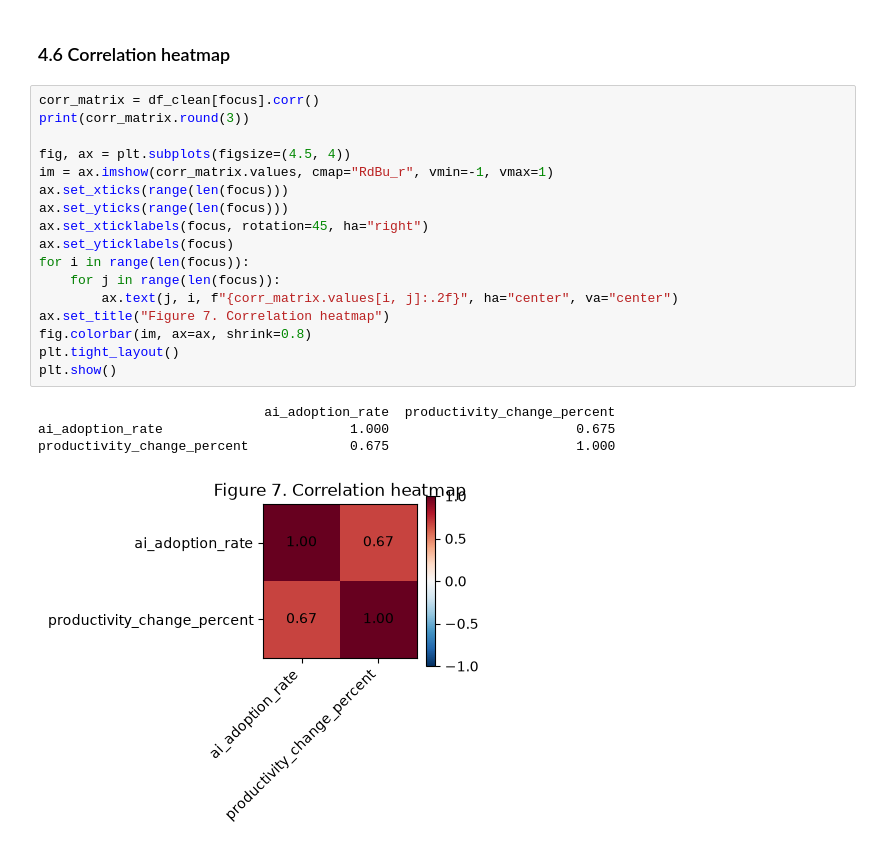
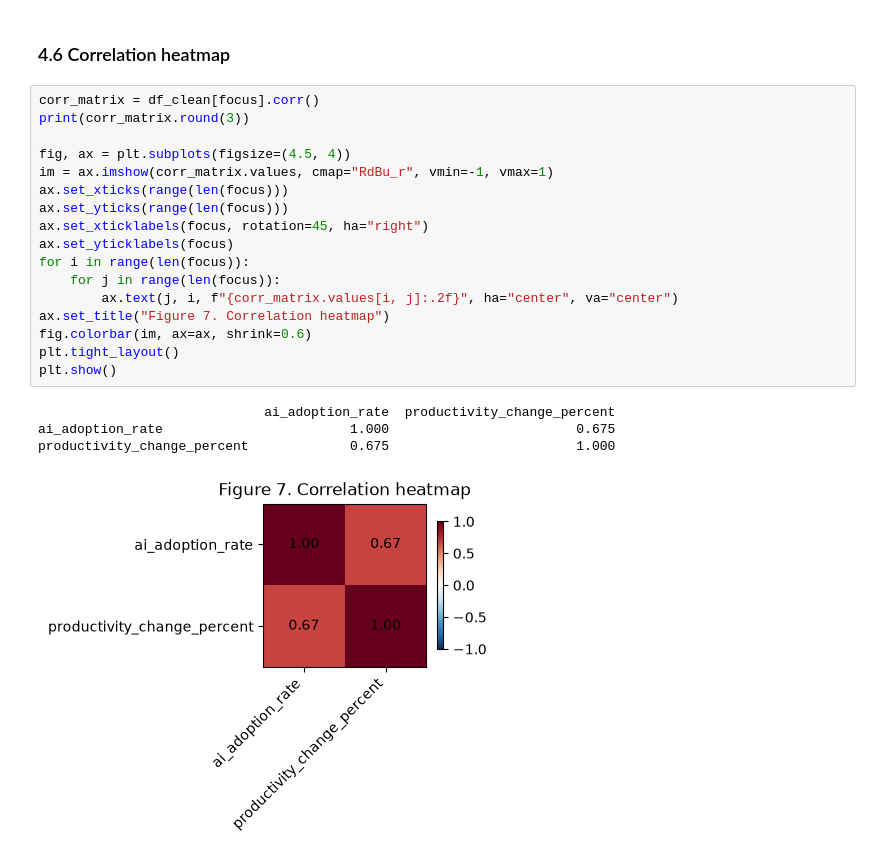
Before and after one commit to avathanshu/ENGE707_Sens-AI-tional_Project, a Jupyter notebook: ENGE707_Phase1_Adoption_Vs_Productivity.ipynb, the cells around one changed output. Saved outputs shown, nothing was run; the diff lists cells and outputs as text.

```diff
--- a/ENGE707_Phase1_Adoption_Vs_Productivity.ipynb
+++ b/ENGE707_Phase1_Adoption_Vs_Productivity.ipynb
@@ -352,22 +352,22 @@ Name: productivity_change_percent, dtype: float64
 # %%
 corr_matrix = df_clean[focus].corr()
 print(corr_matrix.round(3))
 
 fig, ax = plt.subplots(figsize=(4.5, 4))
 im = ax.imshow(corr_matrix.values, cmap="RdBu_r", vmin=-1, vmax=1)
 ax.set_xticks(range(len(focus)))
 ax.set_yticks(range(len(focus)))
 ax.set_xticklabels(focus, rotation=45, ha="right")
 ax.set_yticklabels(focus)
 for i in range(len(focus)):
     for j in range(len(focus)):
         ax.text(j, i, f"{corr_matrix.values[i, j]:.2f}", ha="center", va="center")
 ax.set_title("Figure 7. Correlation heatmap")
-fig.colorbar(im, ax=ax, shrink=0.8)
+fig.colorbar(im, ax=ax, shrink=0.6)
 plt.tight_layout()
 plt.show()
 # %% [output]
                              ai_adoption_rate  productivity_change_percent
 ai_adoption_rate                        1.000                        0.675
 productivity_change_percent             0.675                        1.000
-[figure, old version]
+[figure, new version]
```
Also changed, not shown: parts of 1 cell of this notebook.
